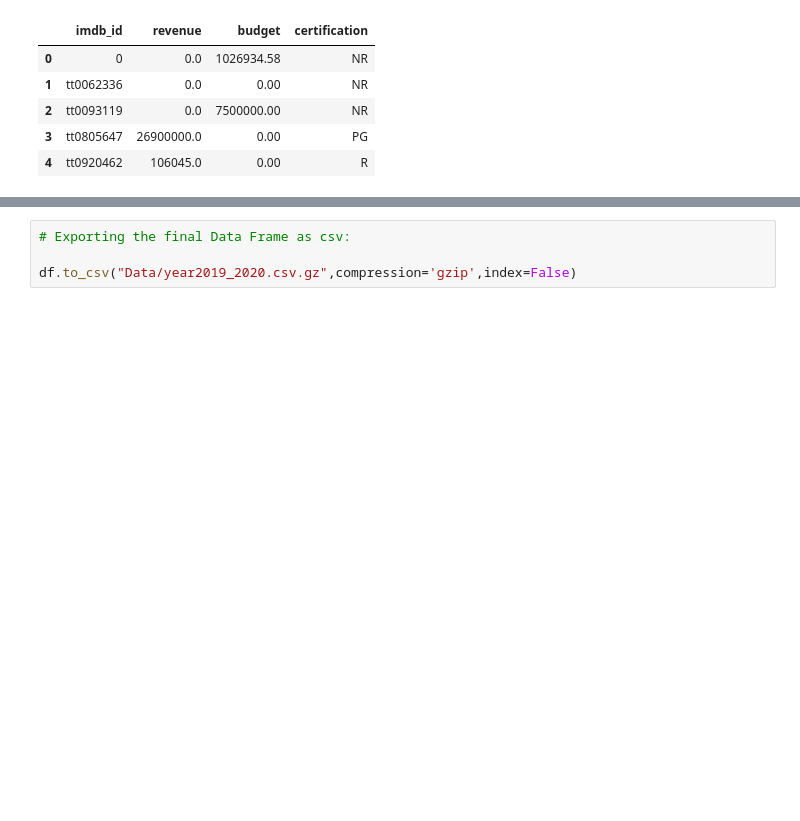
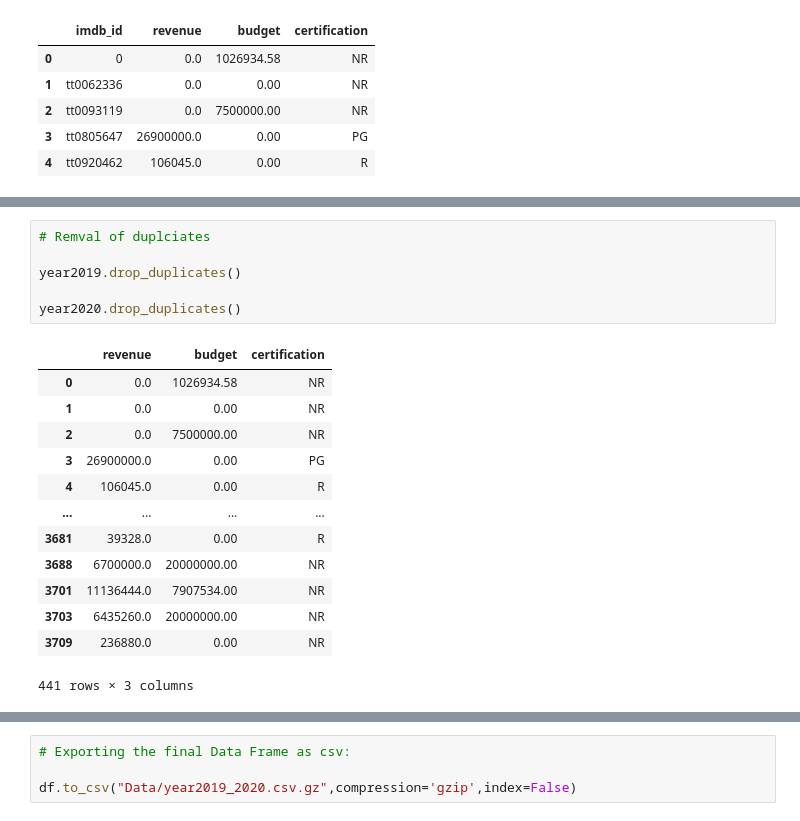
Before and after one commit to starkjones/IMDB-Queries, a Jupyter notebook: IMDB Queries Part 4.ipynb, the cells around one changed output, grey strips where cells are left out. Cells and saved outputs as stored; diff of their text form; blank space fills up the shorter version.

```diff
--- a/IMDB Queries Part 4.ipynb
+++ b/IMDB Queries Part 4.ipynb
@@ -97,3 +105,23 @@ year2020.duplicated().sum()
+# %%
+# Remval of duplciates
+
+year2019.drop_duplicates()
+
+year2020.drop_duplicates()
+# %% [output]
+|  | revenue | budget | certification |
+| 0 | 0.0 | 1026934.58 | NR |
+| 1 | 0.0 | 0.00 | NR |
+| 2 | 0.0 | 7500000.00 | NR |
+| 3 | 26900000.0 | 0.00 | PG |
+| 4 | 106045.0 | 0.00 | R |
+| ... | ... | ... | ... |
+| 3681 | 39328.0 | 0.00 | R |
+| 3688 | 6700000.0 | 20000000.00 | NR |
+| 3701 | 11136444.0 | 7907534.00 | NR |
+| 3703 | 6435260.0 | 20000000.00 | NR |
+| 3709 | 236880.0 | 0.00 | NR |
+441 rows × 3 columns
 # %%
 year2019.info()
 # %% [output]
```
Also changed, not shown: parts of 40 cells of this notebook, 1 other file.
